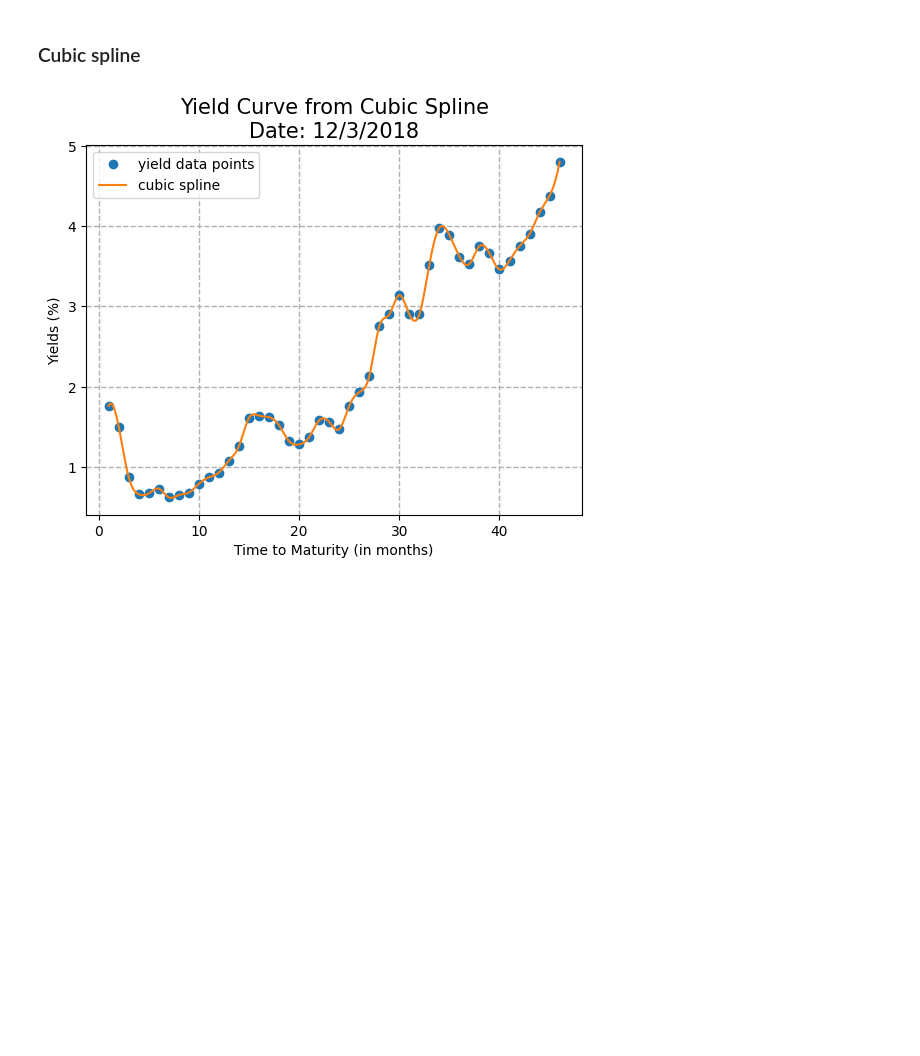
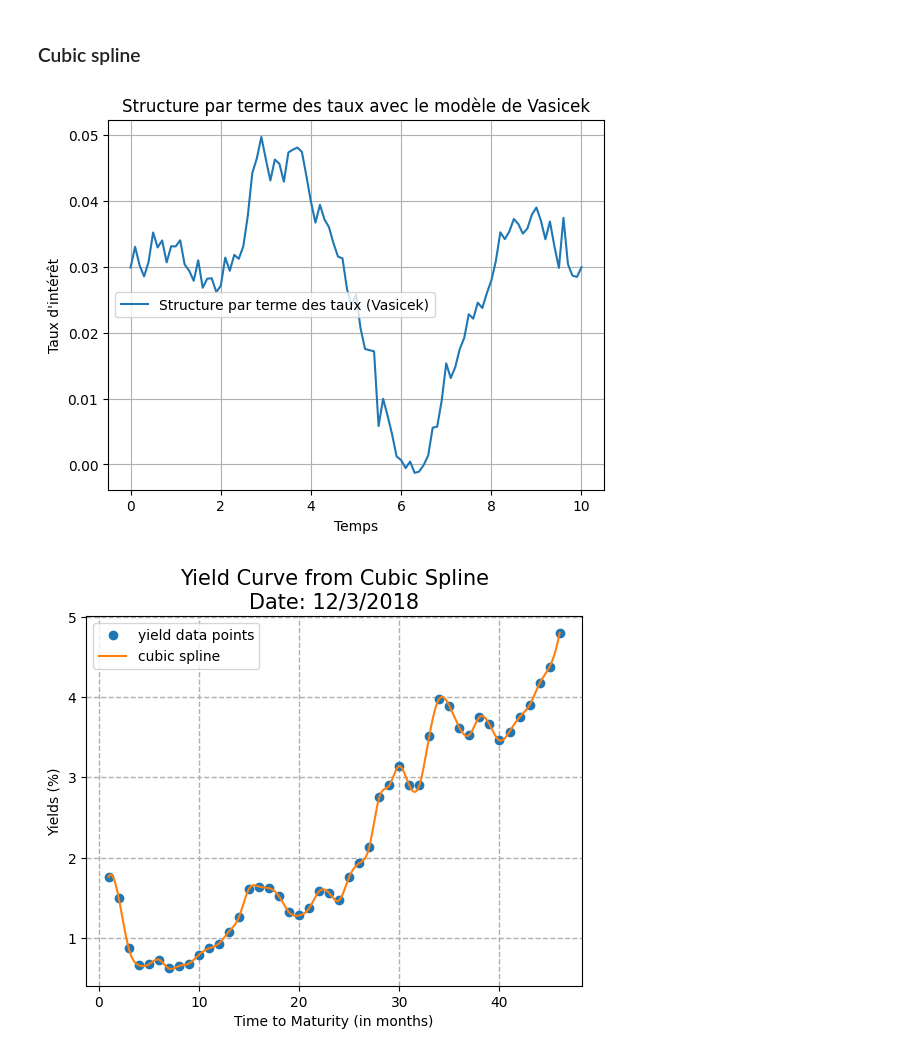
Before and after one commit to maria-aboulaala/Yeild_curve_interpolation, a Jupyter notebook: yeild_curve_interpolation.ipynb, the cells around one changed output. Cells and saved outputs as stored; diff of their text form; code cells hidden in the pictures; blank space fills up the shorter version.

```diff
--- a/yeild_curve_interpolation.ipynb
+++ b/yeild_curve_interpolation.ipynb
@@ -64,3 +65,28 @@ from scipy.optimize import least_squares
+# %%
+r0=0.03
+k=0.1
+theta=0.05
+sigma=0.01
+T=10
+# num_points = len(df.index) + 1
+num_points= 100
+dt = T / num_points
+time_points = np.linspace(0, T, num_points + 1)
+
+    # Calcul de la structure par terme des taux avec le modèle de Vasicek
+rates = theta + (r0 - theta) * np.exp(-k * time_points) + sigma * np.sqrt(dt) * np.random.normal(size=num_points + 1).cumsum()
+
+    # Tracé de la courbe
+# plt.figure(figsize=(10, 6))
+plt.plot(time_points, rates, label='Structure par terme des taux (Vasicek)')
+plt.title('Structure par terme des taux avec le modèle de Vasicek')
+plt.xlabel('Temps')
+plt.ylabel('Taux d\'intérêt')
+plt.legend()
+plt.grid(True)
+plt.show()
+# %% [output]
+[figure, added]
 # %%
 cs = CubicSpline(cmt_data_10y['time to maturity'], cmt_data_10y['GS10'])
 curve_points = np.linspace(min(cmt_data_10y['time to maturity']), max(cmt_data_10y['time to maturity']), 1000)
```
Also changed, not shown: parts of 1 cell of this notebook, 4 other files.
